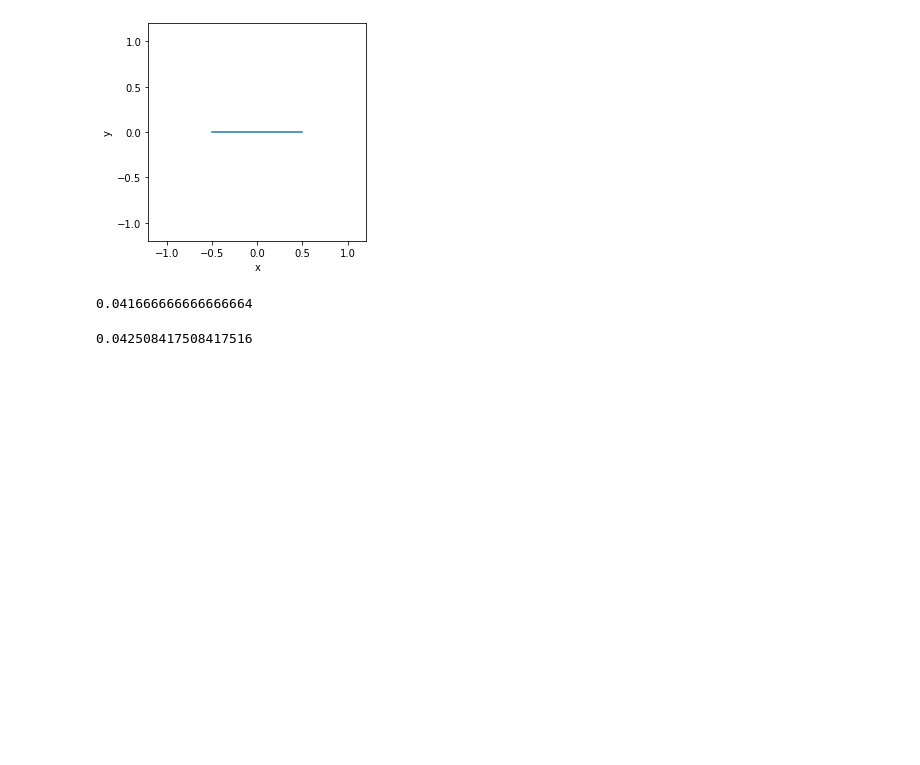
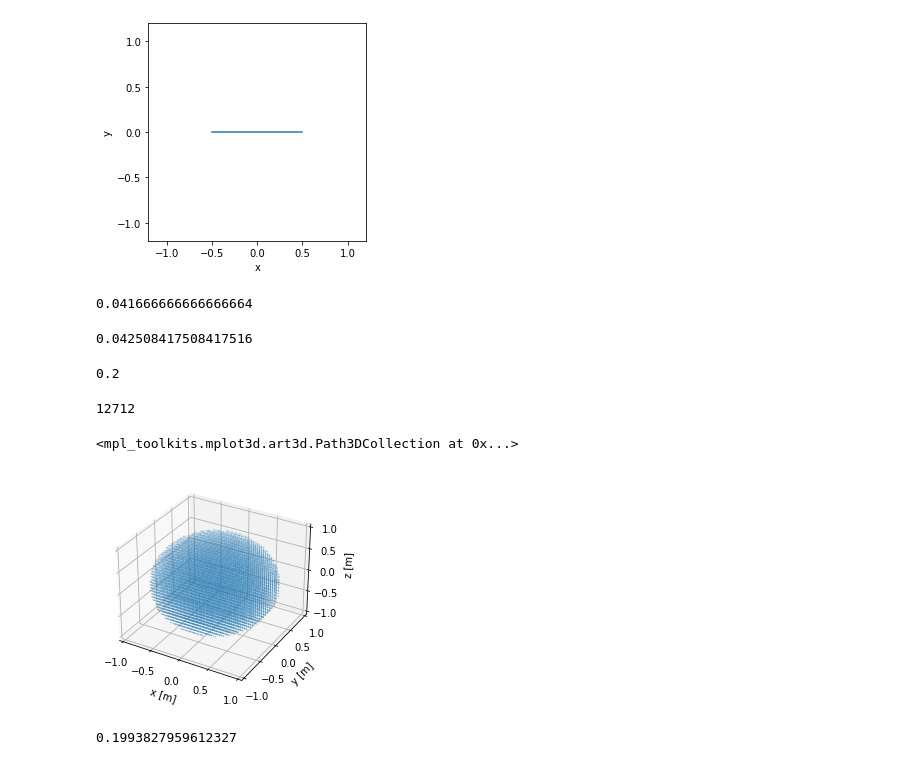
Before and after one commit to julhocerza/Rotations, a Jupyter notebook: rotations.ipynb, the cells around one changed output. Drawn from its saved outputs; the diff is of its cells as text; code cells hidden in the pictures; blank space fills up the shorter version.

```diff
--- a/rotations.ipynb
+++ b/rotations.ipynb
@@ -90,3 +90,39 @@ plt.plot(r_list, np.zeros(npoints))
 (m/npoints)/2 * omega**2 * np.sum(r_list**2) #numerical energy
 # %% [output]
 0.042508417508417516
+# %%
+Esphere = (2/5*m*r**2)/2 * omega**2
+Esphere #analitic energy
+# %% [output]
+0.2
+# %%
+n1points = 30
+coord_list = []
+counter = 0
+contrib = 0
+for x in np.linspace(-r,r,n1points):
+    for y in np.linspace(-r,r,n1points):
+        for z in np.linspace(-r,r,n1points):
+            if(np.linalg.norm([x,y,z]) <= r):
+                coord_list.append([x,y,z])
+                counter = counter + 1
+                contrib = contrib + np.linalg.norm([x,y,0])**2
+# %%
+counter
+# %% [output]
+12712
+# %%
+coord_list = np.transpose(coord_list)
+# %%
+plt3D = plt.axes(projection='3d')
+plt3D.set_xlabel('x [m]')
+plt3D.set_ylabel('y [m]')
+plt3D.set_zlabel('z [m]')
+plt3D.scatter3D(coord_list[0], coord_list[1], coord_list[2],s=0.1)
+# %% [output]
+<mpl_toolkits.mplot3d.art3d.Path3DCollection at 0x...>
+[figure, added]
+# %%
+(m/counter)*contrib / 2 * omega**2
+# %% [output]
+0.1993827959612327
```
